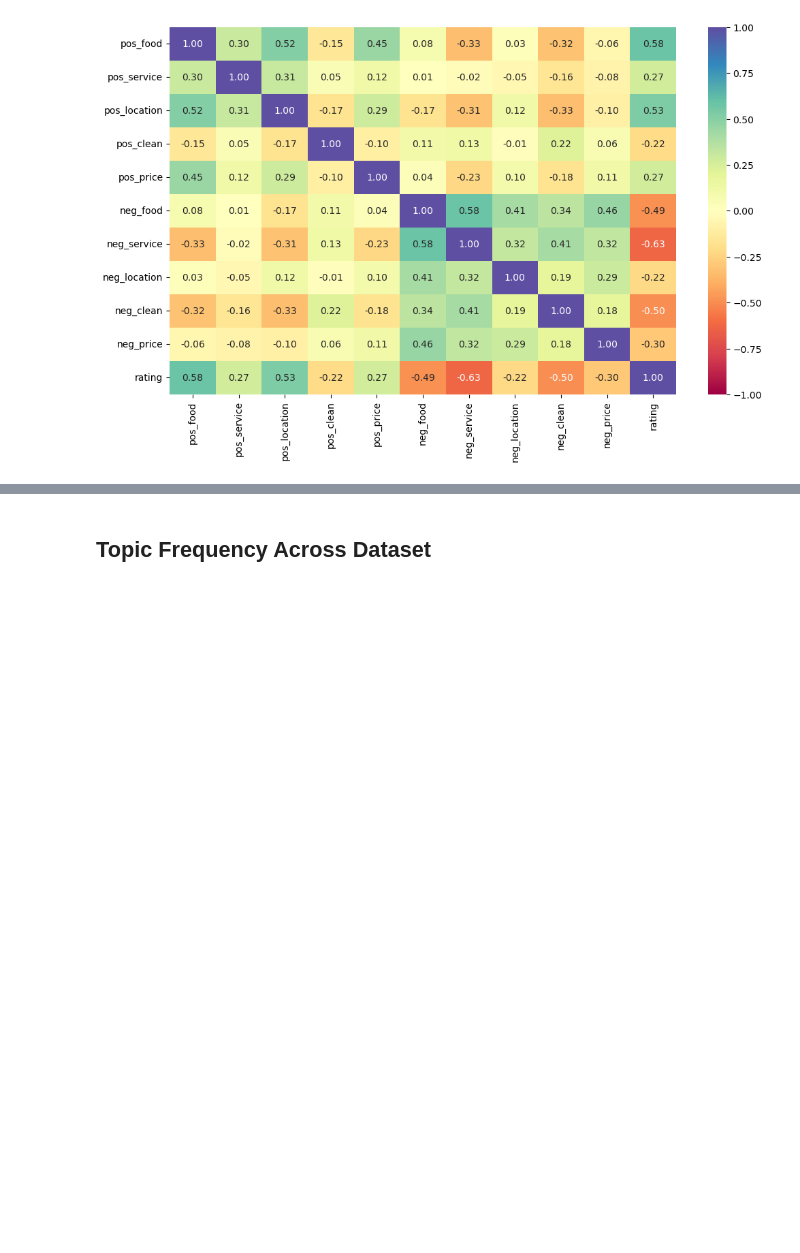
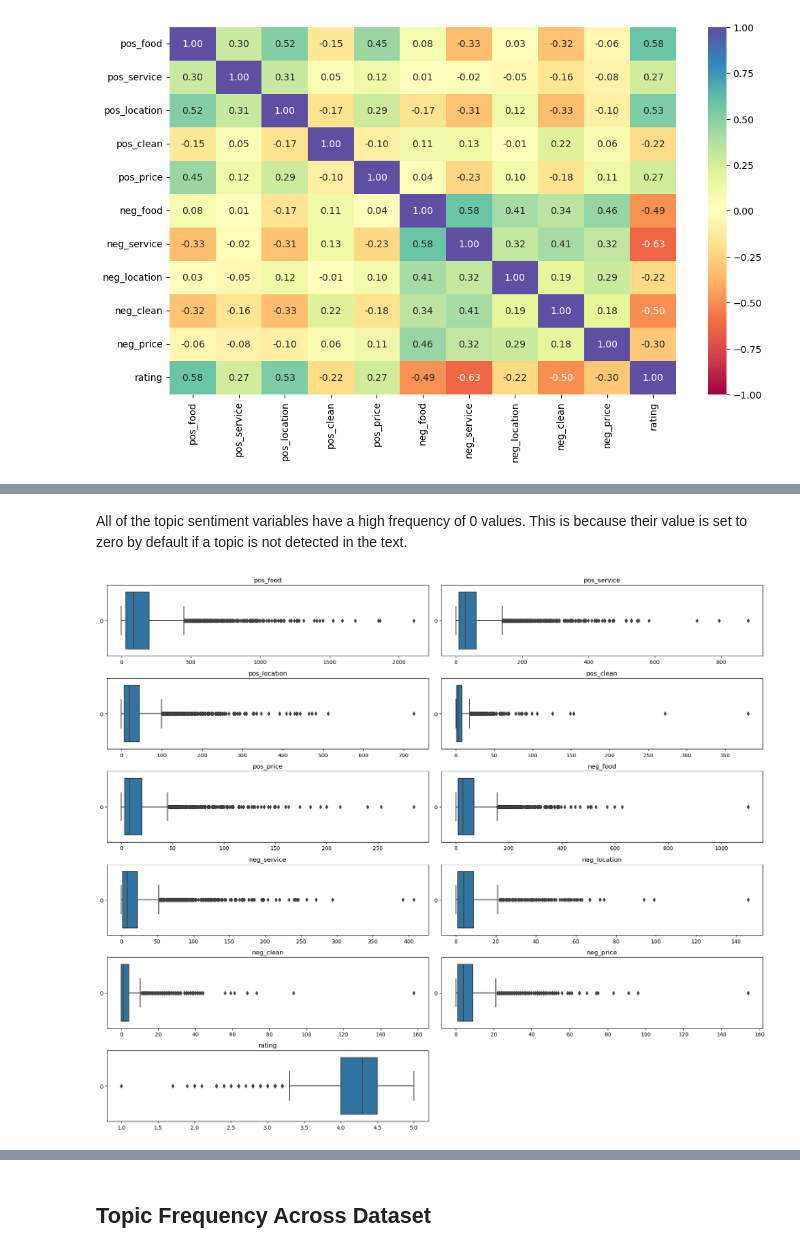
Before and after one commit to jotyot/rate-review, a Jupyter notebook: eda.ipynb, the cells around one changed output, grey strips where cells are left out. Drawn from its saved outputs; the diff is of its cells as text; code cells hidden in the pictures; blank space fills up the shorter version.

```diff
--- a/eda.ipynb
+++ b/eda.ipynb
@@ -523,0 +580,26 @@ plt.show()
+# %% [markdown]
+All of the topic sentiment variables have a high frequency of 0 values. This is because their value is set to zero by default if a topic is not detected in the text.
+# %%
+# Set the grid width
+grid_width = 2
+
+# Set up the subplots
+num_cols = sentiments.shape[1]
+num_rows = (num_cols + grid_width - 1) // grid_width
+fig, axes = plt.subplots(nrows=num_rows, ncols=grid_width, figsize=(3 * num_rows, 15))
+
+# Plot histograms for each column
+for i, column in enumerate(sentiments.columns):
+    ax = axes[i // grid_width, i % grid_width]
+    sns.boxplot(sentiments[column], ax=ax, orient='h')
+    ax.set_title(column)
+
+# Remove empty subplots
+for j in range(num_cols, num_rows * grid_width):
+    fig.delaxes(axes.flatten()[j])
+
+# Adjust layout for better visualization
+plt.tight_layout()
+plt.show()
+# %% [output]
+[figure, added]
```
Also changed, not shown: parts of 15 cells of this notebook, 1 other file.
